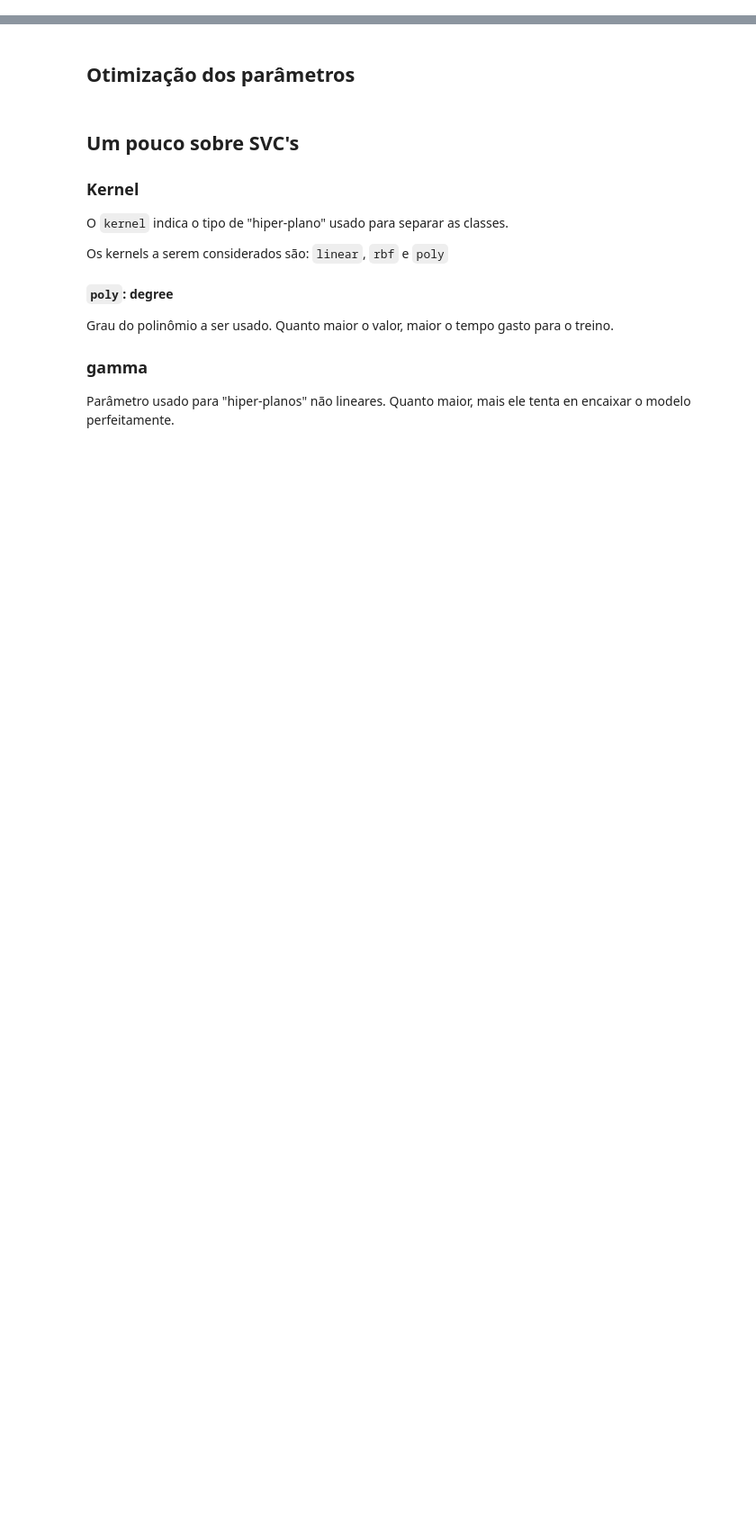
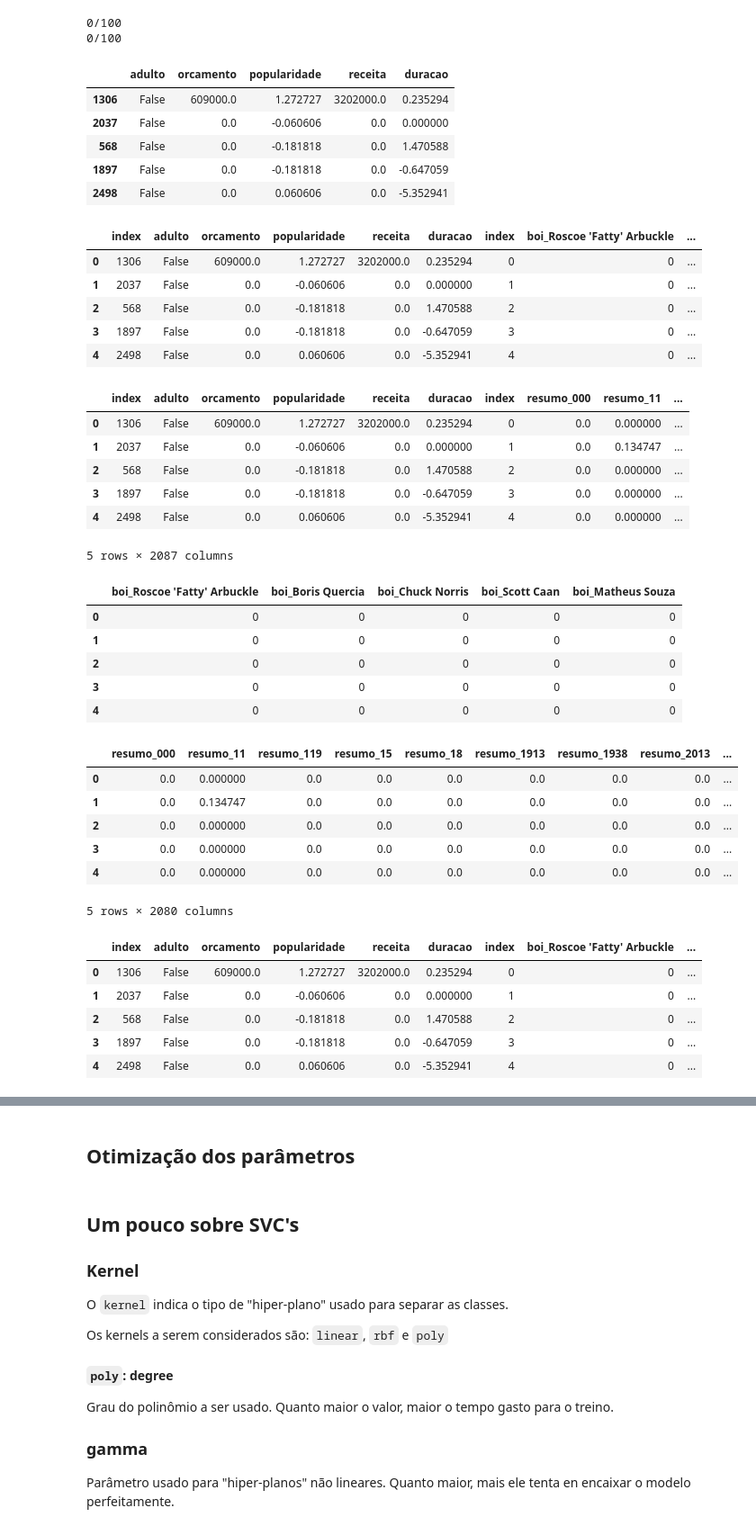
Before and after one commit to DanielHLelis/CompeticaoML-Hasan, a Jupyter notebook: competicao.ipynb, the cells around one changed output, grey strips where cells are left out. Shown: that part at 90% size. Saved outputs shown, nothing was run; the diff lists cells and outputs as text; code cells hidden in the pictures; blank space fills up the shorter version.

```diff
--- a/competicao.ipynb
+++ b/competicao.ipynb
@@ -26,0 +35,53 @@ df_predict = pd.read_csv('datasets/movies_amostra_teste_ex.csv')
+# %%
+from competicao_am.preprocessamento_atributos_competicao import DataframePreprocessing
+from IPython.display import display
+
+df_amostra = df_treino.sample(100, random_state=7)
+
+preprocessor = DataframePreprocessing(df_amostra, df_amostra, 'genero')
+
+dfs = preprocessor.generate_dataframes()
+
+for k, v in dfs.items():
+    display(v[0].head())
+# %% [output]
+0/100
+0/100
+|  | adulto | orcamento | popularidade | receita | duracao |
+| 1306 | False | 609000.0 | 1.272727 | 3202000.0 | 0.235294 |
+| 2037 | False | 0.0 | -0.060606 | 0.0 | 0.000000 |
+| 568 | False | 0.0 | -0.181818 | 0.0 | 1.470588 |
+| 1897 | False | 0.0 | -0.181818 | 0.0 | -0.647059 |
+| 2498 | False | 0.0 | 0.060606 | 0.0 | -5.352941 |
+|  | index | adulto | orcamento | popularidade | receita | duracao | index | boi_Roscoe 'Fatty' Arbuckle | ... |
+| 0 | 1306 | False | 609000.0 | 1.272727 | 3202000.0 | 0.235294 | 0 | 0 | ... |
+| 1 | 2037 | False | 0.0 | -0.060606 | 0.0 | 0.000000 | 1 | 0 | ... |
+| 2 | 568 | False | 0.0 | -0.181818 | 0.0 | 1.470588 | 2 | 0 | ... |
+| 3 | 1897 | False | 0.0 | -0.181818 | 0.0 | -0.647059 | 3 | 0 | ... |
+| 4 | 2498 | False | 0.0 | 0.060606 | 0.0 | -5.352941 | 4 | 0 | ... |
+|  | index | adulto | orcamento | popularidade | receita | duracao | index | resumo_000 | resumo_11 | ... |
+| 0 | 1306 | False | 609000.0 | 1.272727 | 3202000.0 | 0.235294 | 0 | 0.0 | 0.000000 | ... |
+| 1 | 2037 | False | 0.0 | -0.060606 | 0.0 | 0.000000 | 1 | 0.0 | 0.134747 | ... |
+| 2 | 568 | False | 0.0 | -0.181818 | 0.0 | 1.470588 | 2 | 0.0 | 0.000000 | ... |
+| 3 | 1897 | False | 0.0 | -0.181818 | 0.0 | -0.647059 | 3 | 0.0 | 0.000000 | ... |
+| 4 | 2498 | False | 0.0 | 0.060606 | 0.0 | -5.352941 | 4 | 0.0 | 0.000000 | ... |
+5 rows × 2087 columns
+|  | boi_Roscoe 'Fatty' Arbuckle | boi_Boris Quercia | boi_Chuck Norris | boi_Scott Caan | boi_Matheus Souza |
+| 0 | 0 | 0 | 0 | 0 | 0 |
+| 1 | 0 | 0 | 0 | 0 | 0 |
+| 2 | 0 | 0 | 0 | 0 | 0 |
+| 3 | 0 | 0 | 0 | 0 | 0 |
+| 4 | 0 | 0 | 0 | 0 | 0 |
+|  | resumo_000 | resumo_11 | resumo_119 | resumo_15 | resumo_18 | resumo_1913 | resumo_1938 | resumo_2013 | ... |
+| 0 | 0.0 | 0.000000 | 0.0 | 0.0 | 0.0 | 0.0 | 0.0 | 0.0 | ... |
+| 1 | 0.0 | 0.134747 | 0.0 | 0.0 | 0.0 | 0.0 | 0.0 | 0.0 | ... |
+| 2 | 0.0 | 0.000000 | 0.0 | 0.0 | 0.0 | 0.0 | 0.0 | 0.0 | ... |
+| 3 | 0.0 | 0.000000 | 0.0 | 0.0 | 0.0 | 0.0 | 0.0 | 0.0 | ... |
+| 4 | 0.0 | 0.000000 | 0.0 | 0.0 | 0.0 | 0.0 | 0.0 | 0.0 | ... |
+5 rows × 2080 columns
+|  | index | adulto | orcamento | popularidade | receita | duracao | index | boi_Roscoe 'Fatty' Arbuckle | ... |
+| 0 | 1306 | False | 609000.0 | 1.272727 | 3202000.0 | 0.235294 | 0 | 0 | ... |
+| 1 | 2037 | False | 0.0 | -0.060606 | 0.0 | 0.000000 | 1 | 0 | ... |
+| 2 | 568 | False | 0.0 | -0.181818 | 0.0 | 1.470588 | 2 | 0 | ... |
+| 3 | 1897 | False | 0.0 | -0.181818 | 0.0 | -0.647059 | 3 | 0 | ... |
+| 4 | 2498 | False | 0.0 | 0.060606 | 0.0 | -5.352941 | 4 | 0 | ... |
```
Also changed, not shown: parts of 17 cells of this notebook, 7 other files.
